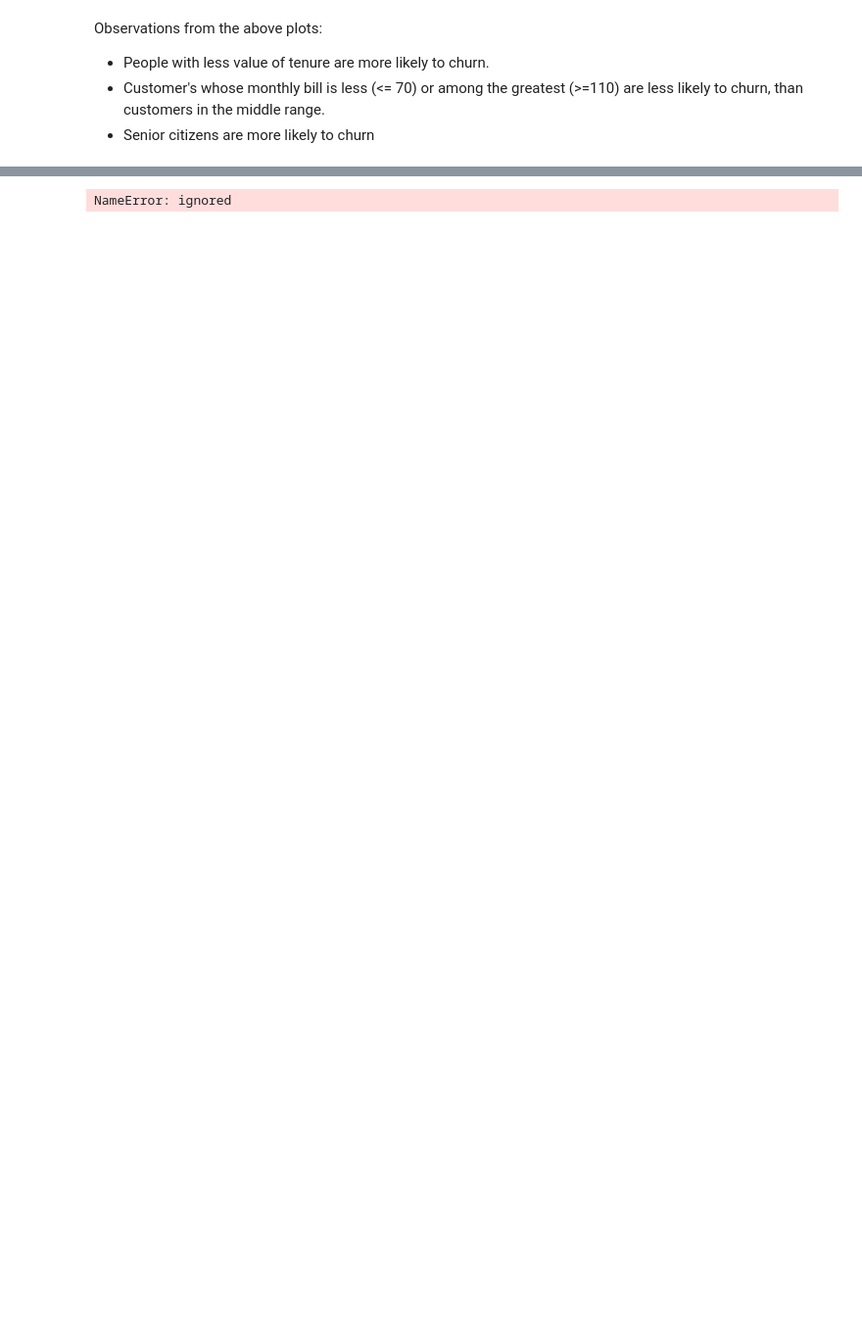
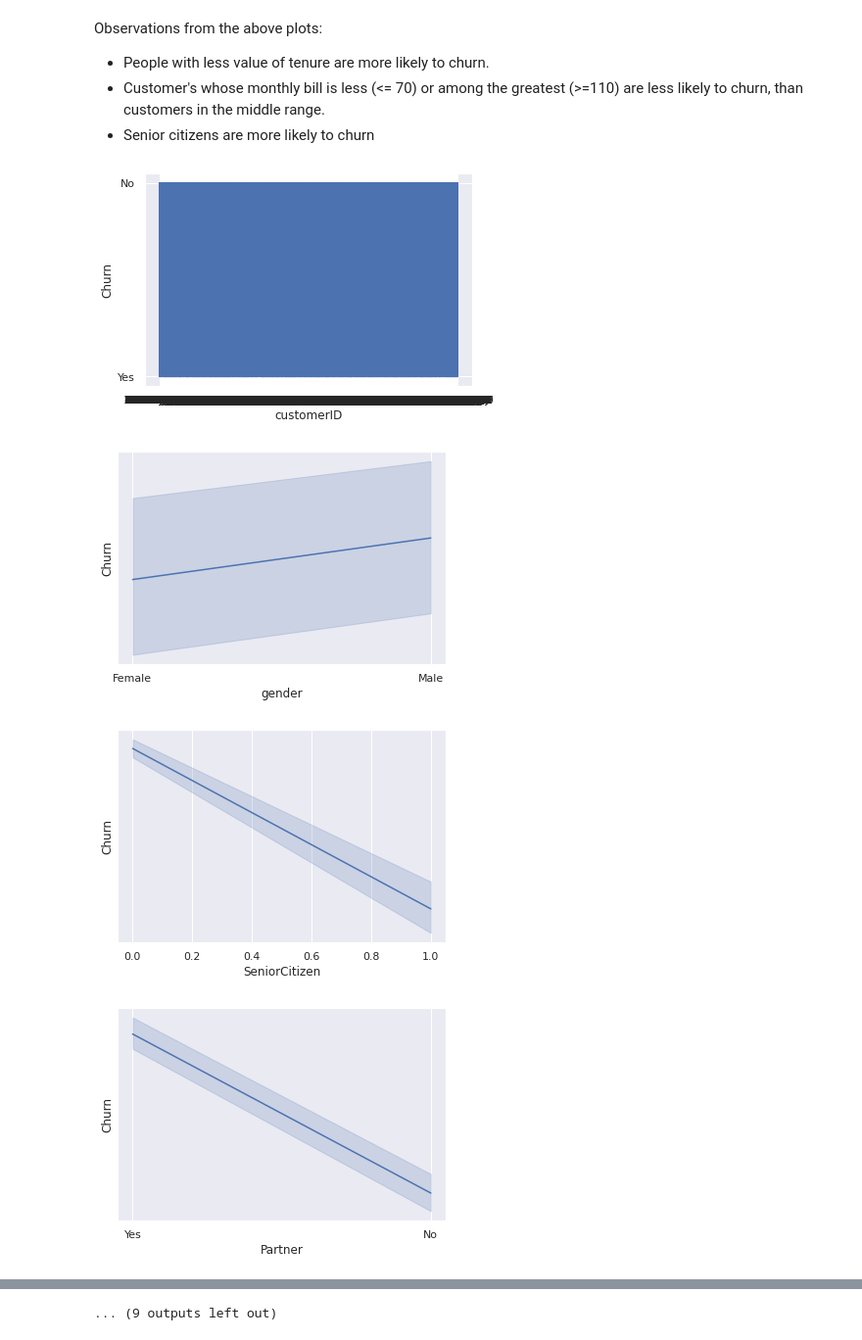
Before and after one commit to akhil14shukla/IME672A-Extras, a Jupyter notebook: main.ipynb, the cells around one changed output, grey strips where cells are left out. Shown at 98% size. Drawn from its saved outputs; the diff is of its cells as text; code cells hidden in the pictures; blank space fills up the shorter version.

```diff
--- a/main.ipynb
+++ b/main.ipynb
@@ -146,7 +161,11 @@ Observations from the above plots:
 # %%
 # pps_df = pps.matrix(df)
 # %%
-for i in df.columns:
+for i in df.columns[1:]:
     sns.lineplot(x=df[i], y = df["Churn"])
     plt.show()
 # %% [output]
+[figure, added]
+[figure, added]
+[figure, added]
+[figure, added]
@@ -153,3 +180,3 @@ for i in df.columns:
-NameError: ignored
+... (9 outputs left out)
 # %%
 # plot a scatter plot seaborn
```
Also changed, not shown: parts of 14 cells of this notebook.
